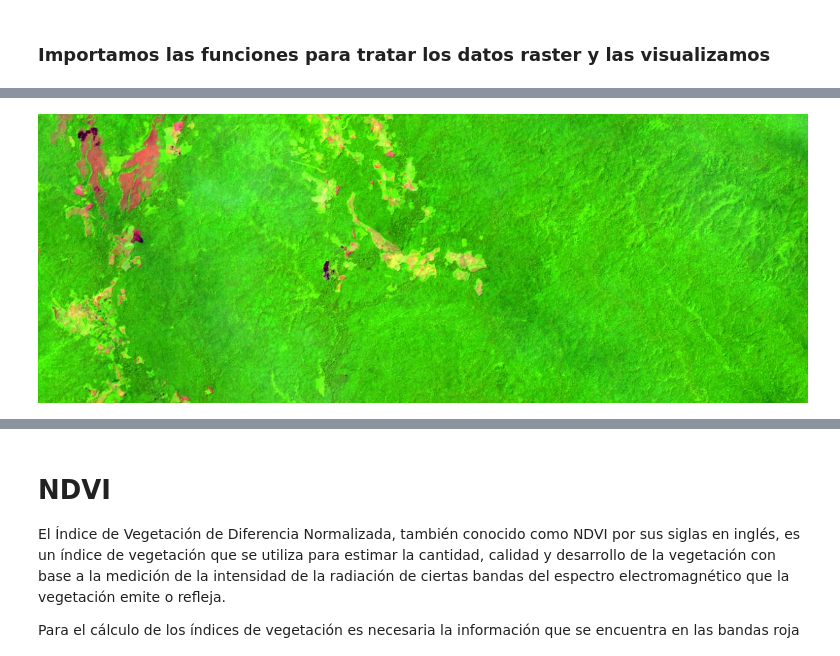
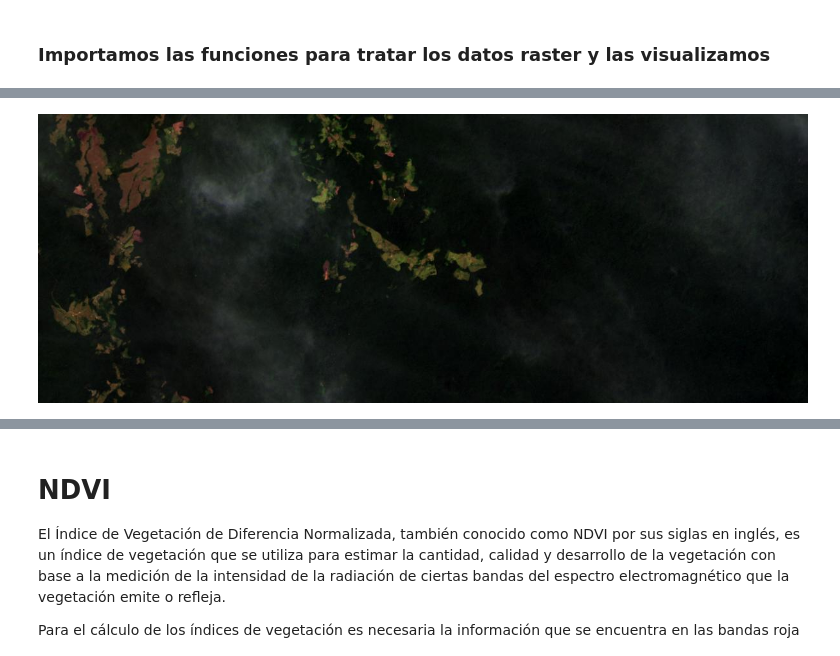
Before and after one commit to GeoGeeks/Api_Python_for_ArcGIS_dev2019, a Jupyter notebook: Imagenes satelitales deforestación en el Caqueta.ipynb, the cells around one changed output, grey strips where cells are left out. Drawn from its saved outputs; the diff is of its cells as text; code cells hidden in the pictures.

```diff
--- a/Imagenes satelitales deforestación en el Caqueta.ipynb
+++ b/Imagenes satelitales deforestación en el Caqueta.ipynb
@@ -90,4 +81,4 @@ extract_band(raster2019, [6,5,4])
 # %%
-extract_band(raster2016, [6,5,4])
+extract_band(raster2016, [4,3,2])
 # %% [output]
-[figure, old version]
+[figure, new version]
```
Also changed, not shown: parts of 17 cells of this notebook, 30 other files.
